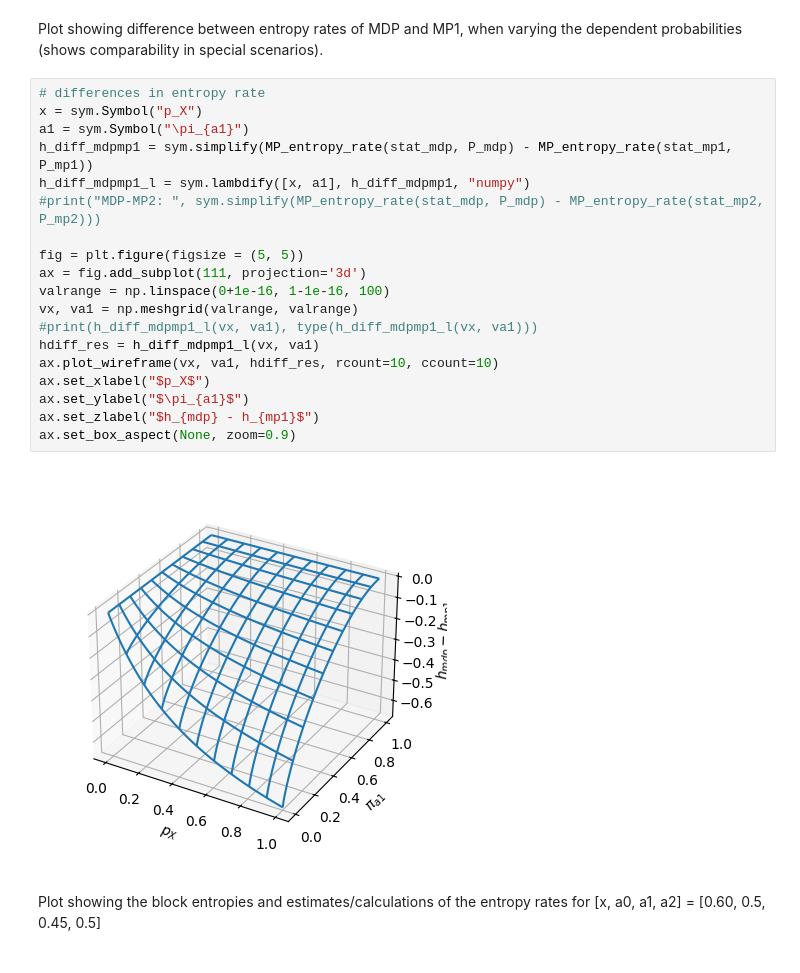
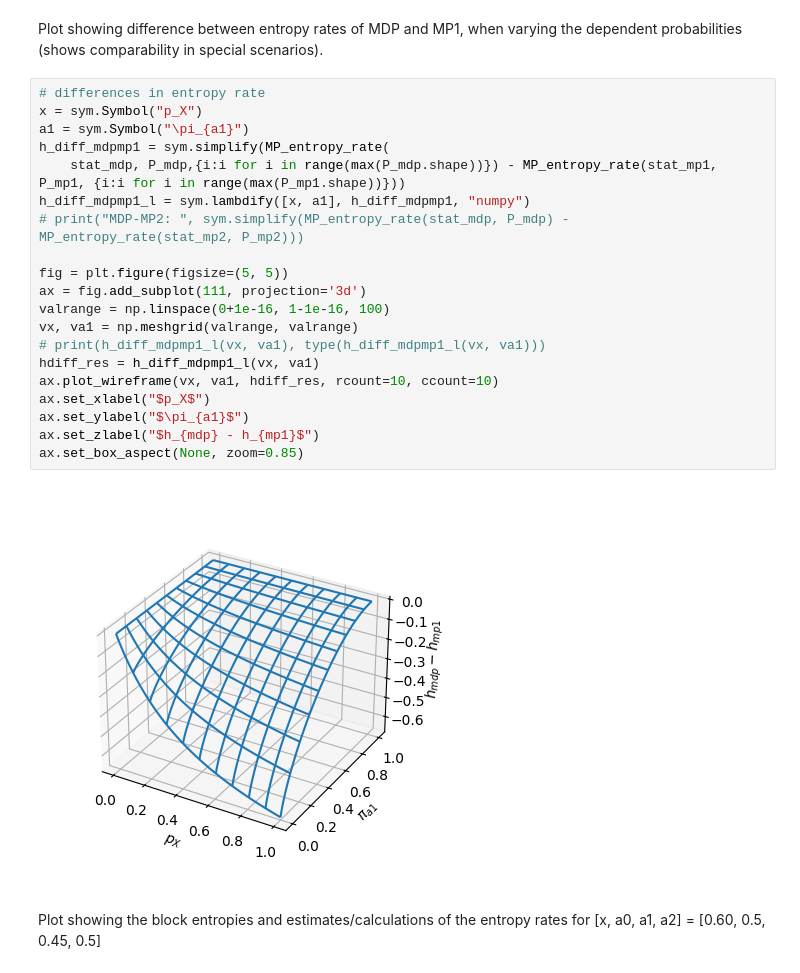
Before and after one commit to LukasPrader/BscThesis_Physics_uibk, a Jupyter notebook: POMDP_analysis.ipynb, the cells around one changed output. Saved outputs shown, nothing was run; the diff lists cells and outputs as text.

```diff
--- a/POMDP_analysis.ipynb
+++ b/POMDP_analysis.ipynb
@@ -401,24 +439,25 @@ Plot showing difference between entropy rates of MDP and MP1, when varying the d
 # %%
 # differences in entropy rate
 x = sym.Symbol("p_X")
 a1 = sym.Symbol("\pi_{a1}")
-h_diff_mdpmp1 = sym.simplify(MP_entropy_rate(stat_mdp, P_mdp) - MP_entropy_rate(stat_mp1, P_mp1))
+h_diff_mdpmp1 = sym.simplify(MP_entropy_rate(
+    stat_mdp, P_mdp,{i:i for i in range(max(P_mdp.shape))}) - MP_entropy_rate(stat_mp1, P_mp1, {i:i for i in range(max(P_mp1.shape))}))
 h_diff_mdpmp1_l = sym.lambdify([x, a1], h_diff_mdpmp1, "numpy")
-#print("MDP-MP2: ", sym.simplify(MP_entropy_rate(stat_mdp, P_mdp) - MP_entropy_rate(stat_mp2, P_mp2)))
+# print("MDP-MP2: ", sym.simplify(MP_entropy_rate(stat_mdp, P_mdp) - MP_entropy_rate(stat_mp2, P_mp2)))
 
-fig = plt.figure(figsize = (5, 5))
+fig = plt.figure(figsize=(5, 5))
 ax = fig.add_subplot(111, projection='3d')
 valrange = np.linspace(0+1e-16, 1-1e-16, 100)
 vx, va1 = np.meshgrid(valrange, valrange)
-#print(h_diff_mdpmp1_l(vx, va1), type(h_diff_mdpmp1_l(vx, va1)))
+# print(h_diff_mdpmp1_l(vx, va1), type(h_diff_mdpmp1_l(vx, va1)))
 hdiff_res = h_diff_mdpmp1_l(vx, va1)
 ax.plot_wireframe(vx, va1, hdiff_res, rcount=10, ccount=10)
 ax.set_xlabel("$p_X$")
 ax.set_ylabel("$\pi_{a1}$")
 ax.set_zlabel("$h_{mdp} - h_{mp1}$")
-ax.set_box_aspect(None, zoom=0.9)
+ax.set_box_aspect(None, zoom=0.85)
 # %% [output]
-[figure, old version]
+[figure, new version]
 # %% [markdown]
 Plot showing the block entropies and estimates/calculations of the entropy rates for [x, a0, a1, a2] = [0.60, 0.5, 0.45, 0.5]
 # %%
```
Also changed, not shown: parts of 16 cells of this notebook, 6 other files.
